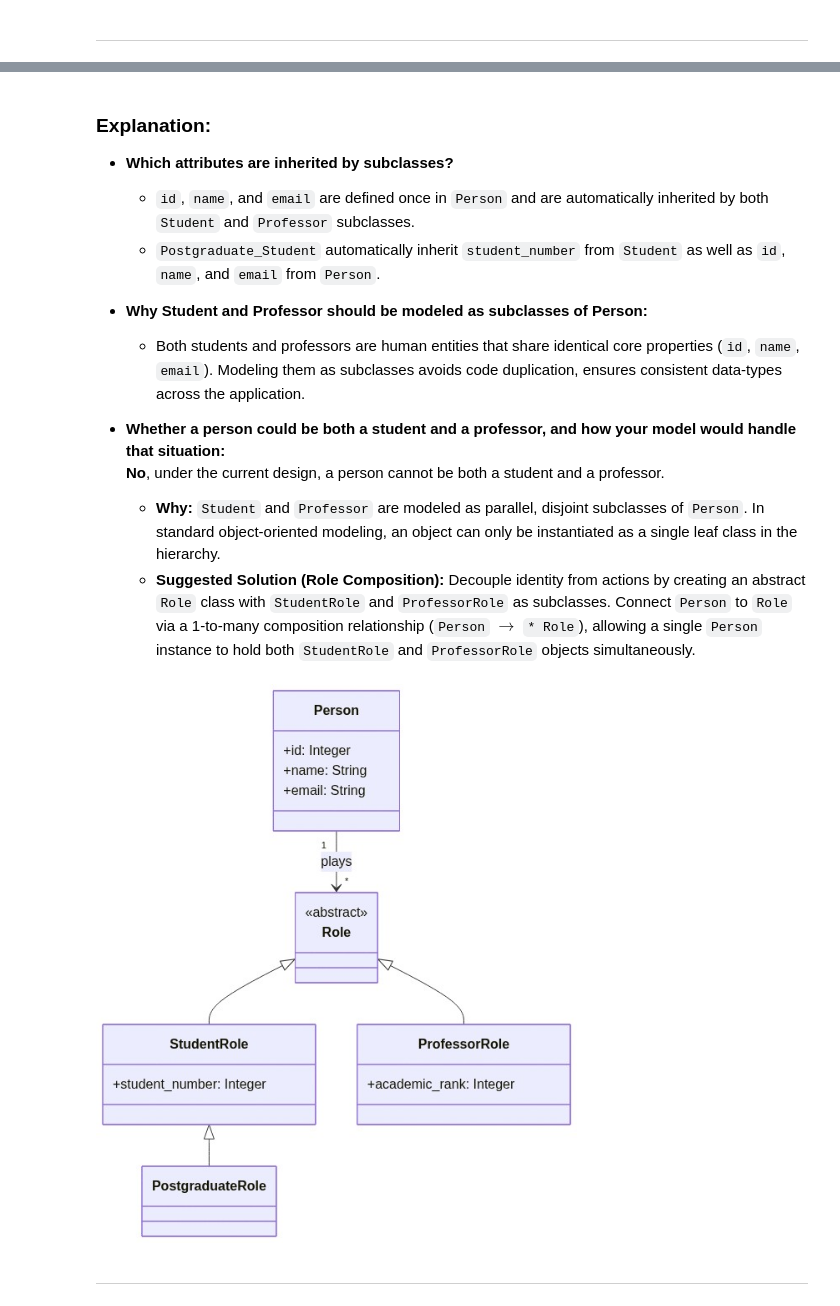
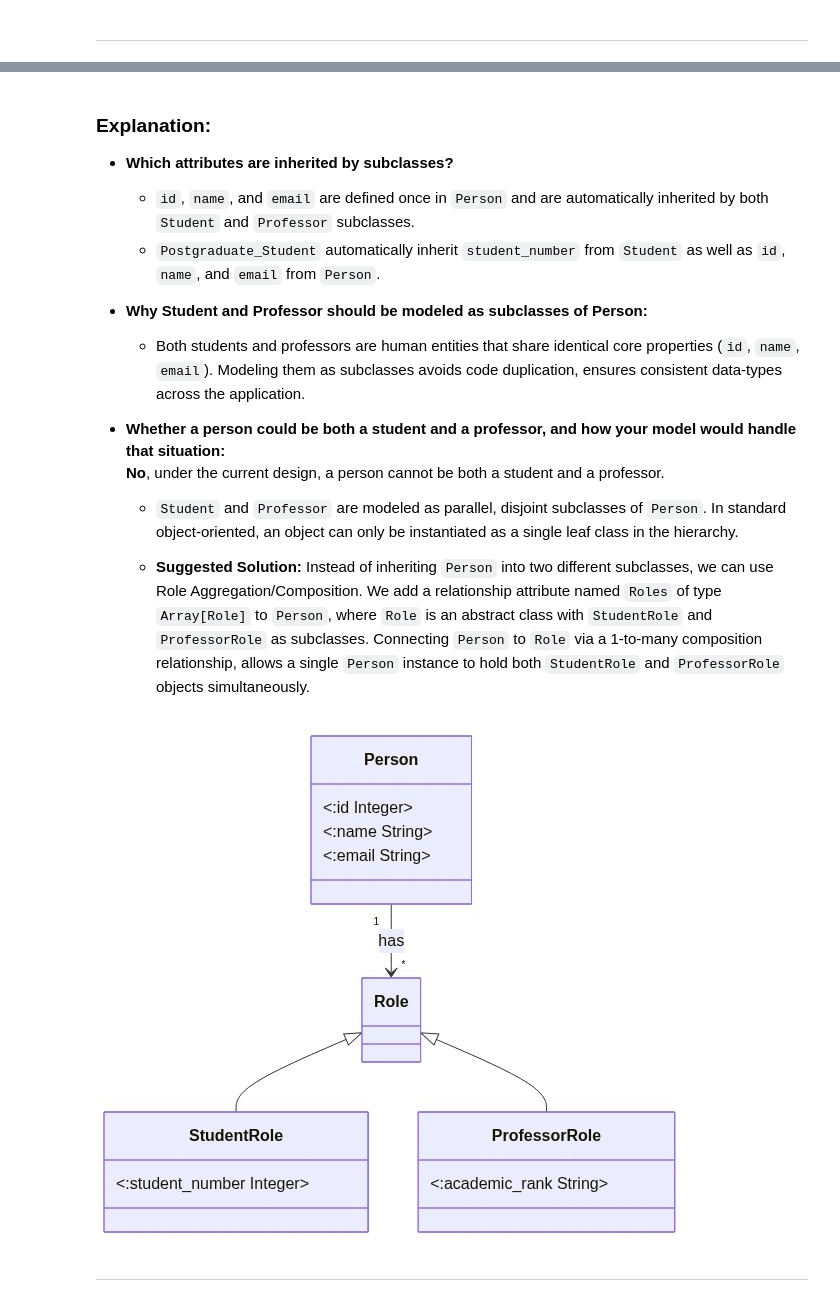
Before and after one commit to iabdulhaq/knowledge-representation, a Jupyter notebook: object-oriented-representation/academic-environment-representation.ipynb, the cells around one changed output, grey strips where cells are left out. Drawn from its saved outputs; the diff is of its cells as text; code cells hidden in the pictures.

```diff
--- a/object-oriented-representation/academic-environment-representation.ipynb
+++ b/object-oriented-representation/academic-environment-representation.ipynb
@@ -25,31 +23,15 @@ ________________
 # %%
-# declare drawing uml class diagrams utility function
 import base64
 import urllib.request
 from IPython.display import Image, display
 
-def draw_class_diagram_v2(mermaid_objects):
-    encoded = base64.urlsafe_b64encode(mermaid_objects.encode("utf-8")).decode(
-        "utf-8"
-    )
+### Utility Function for Drawing UML Class Diagrams
+def draw_class_diagram(mermaid_objects):
+    encoded = base64.urlsafe_b64encode(mermaid_objects.encode("utf-8")).decode("utf-8")
     url = f"https://mermaid.ink/img/{encoded}"
-
     req = urllib.request.Request(url, headers={"User-Agent": "Mozilla/5.0"})
     with urllib.request.urlopen(req) as response:
         img_bytes = response.read()
 
     display(Image(data=img_bytes))
-# %%
-from mermaid import Mermaid
-
-# 1. Define your dynamic color variable
-custom_bg = "#888"  # Can be changed to any hex code
-
-def draw_class_diagram(mermaid_objects):
-# 2. Inject it into the f-string (note the doubled curly braces)
-    mermaid_code = f"""
-    %%{{init: {{ 'theme': 'neutral', 'themeVariables': {{ 'background': '{custom_bg}' }} }} }}%%
-    {mermaid_objects}
-    """
-    return Mermaid(mermaid_code)
 # %% [markdown]
@@ -197,34 +181,32 @@ classDiagram
 * **Whether a person could be both a student and a professor, and how your model would handle that situation:**<br>
     **No**, under the current design, a person cannot be both a student and a professor.
 
-    * **Why:** `Student` and `Professor` are modeled as parallel, disjoint subclasses of `Person`. In standard object-oriented modeling, an object can only be instantiated as a single leaf class in the hierarchy.
-    * **Suggested Solution (Role Composition):** Decouple identity from actions by creating an abstract `Role` class with `StudentRole` and `ProfessorRole` as subclasses. Connect `Person` to `Role` via a 1-to-many composition relationship (`Person` $\rightarrow$ `* Role`), allowing a single `Person` instance to hold both `StudentRole` and `ProfessorRole` objects simultaneously.
+    * `Student` and `Professor` are modeled as parallel, disjoint subclasses of `Person`. In standard object-oriented, an object can only be instantiated as a single leaf class in the hierarchy.
+
+    * **Suggested Solution:** Instead of inheriting `Person` into two different subclasses, we can use Role Aggregation/Composition. We add a relationship attribute named `Roles` of type `Array[Role]` to `Person`, where `Role` is an abstract class with `StudentRole` and `ProfessorRole` as subclasses.
+    Connecting `Person` to `Role` via a 1-to-many composition relationship, allows a single `Person` instance to hold both `StudentRole` and `ProfessorRole` objects simultaneously.
 # %%
 draw_class_diagram("""
 classDiagram
     class Person {
-        +id: Integer
-        +name: String
-        +email: String
+        <:id Integer>
+        <:name String>
+        <:email String>
     }
     class Role {
-        <<abstract>>
     }
     class StudentRole {
-        +student_number: Integer
+        <:student_number Integer>
     }
     class ProfessorRole {
-        +academic_rank: Integer
-    }
-    class PostgraduateRole {
+        <:academic_rank String>
     }
 
-    Person "1" --> "*" Role : plays
+    Person "1" --> "*" Role : has
     Role <|-- StudentRole
-    Role <|-- ProfessorRole
-    StudentRole <|-- PostgraduateRole""")
+    Role <|-- ProfessorRole""")
 # %% [output]
-[figure, old version]
+[figure, new version]
 # %% [markdown]
 ______________
 # %% [markdown]
```
Also changed, not shown: parts of 15 cells of this notebook.
